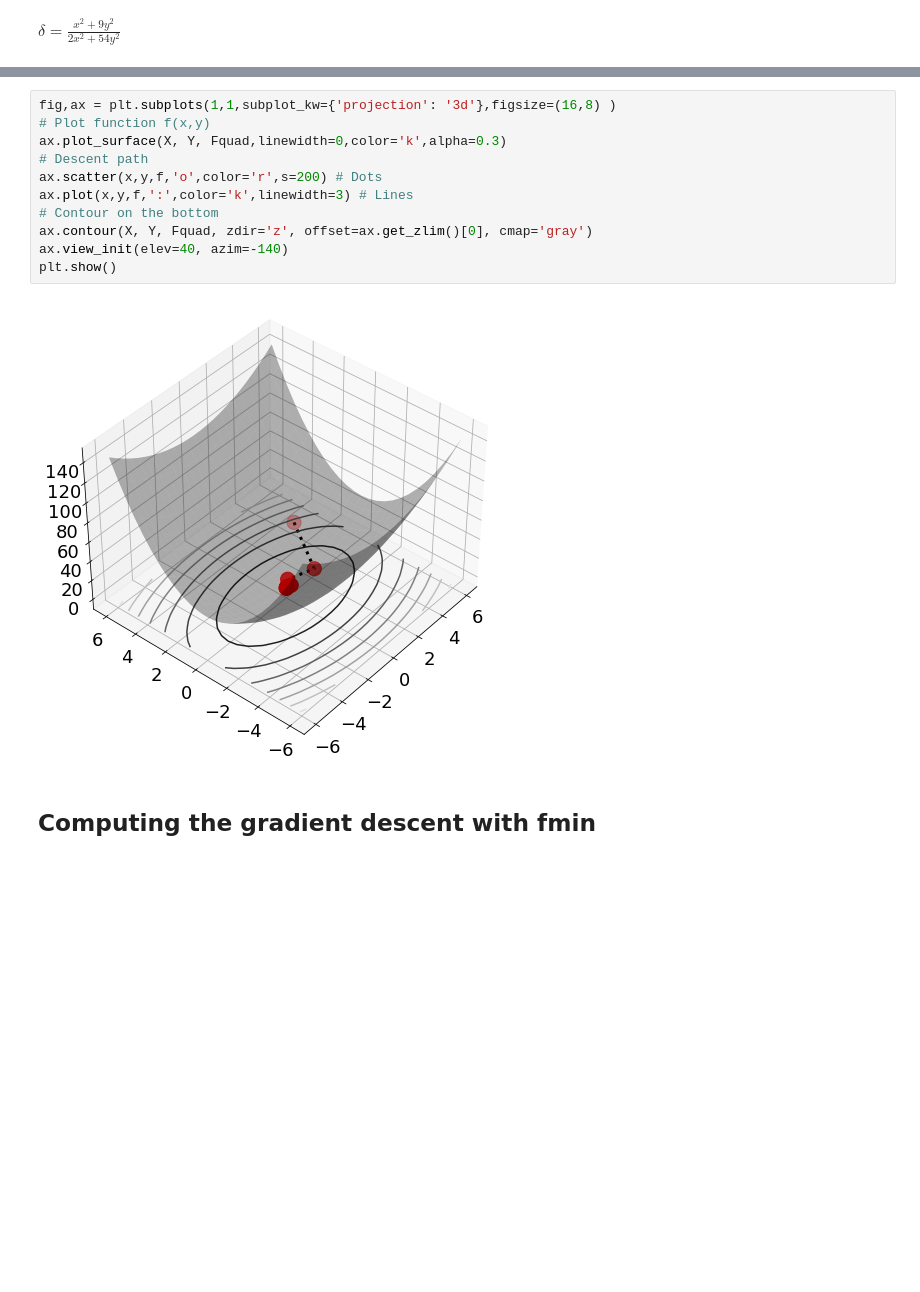
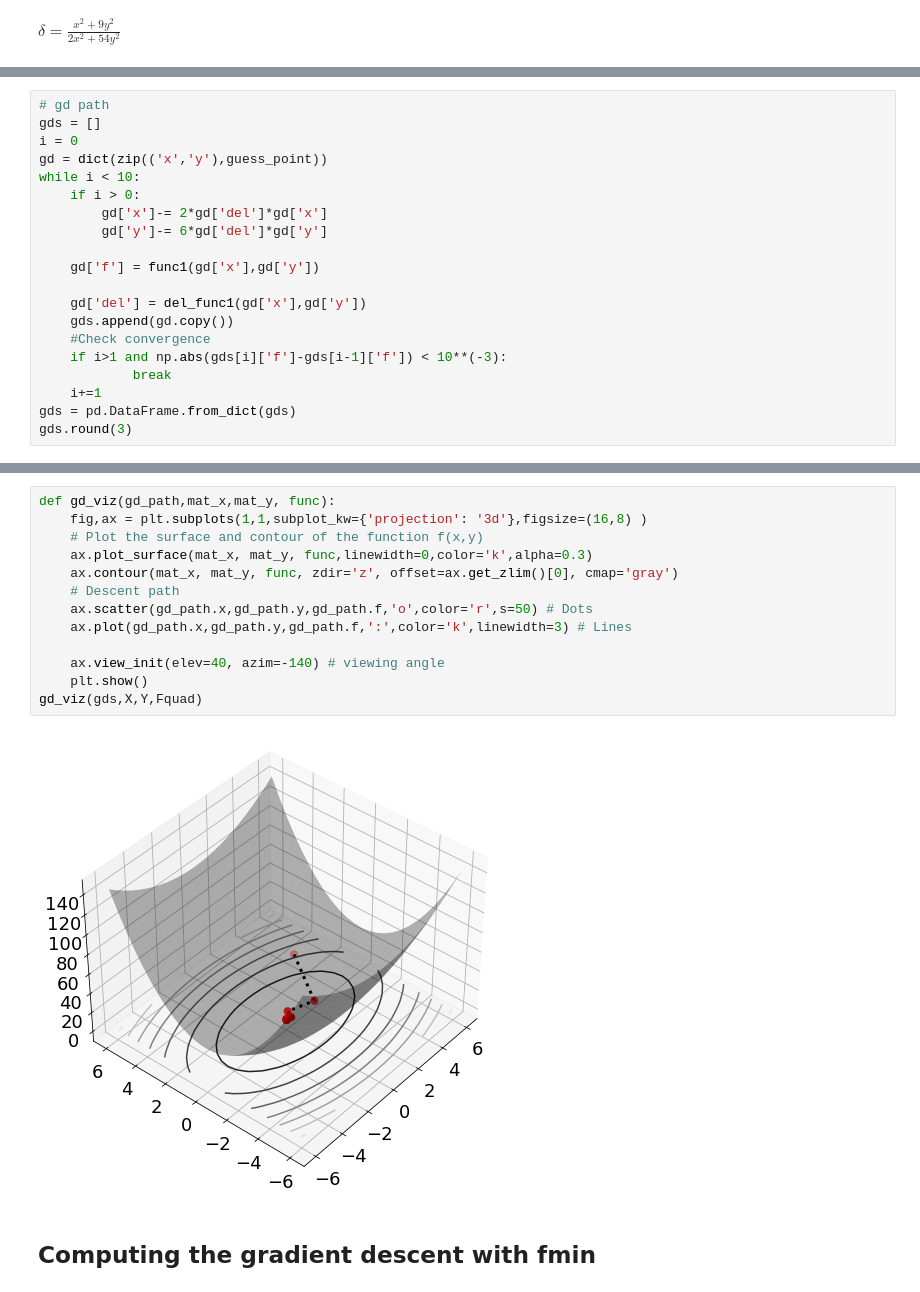
Before and after one commit to duonghung86/Pattern_recognition, a Jupyter notebook: Data_Driven_Science&Engineering/CH04/4_2_Gradient Descent.ipynb, the cells around one changed output, grey strips where cells are left out. Drawn from its saved outputs; the diff is of its cells as text; blank space fills up the shorter version.

```diff
--- a/Data_Driven_Science&Engineering/CH04/4_2_Gradient Descent.ipynb
+++ b/Data_Driven_Science&Engineering/CH04/4_2_Gradient Descent.ipynb
@@ -48,0 +38,20 @@ for j in range(len(x)-1):
+# %%
+# gd path
+gds = []
+i = 0
+gd = dict(zip(('x','y'),guess_point))
+while i < 10:
+    if i > 0:
+        gd['x']-= 2*gd['del']*gd['x']
+        gd['y']-= 6*gd['del']*gd['y']
+
+    gd['f'] = func1(gd['x'],gd['y'])
+
+    gd['del'] = del_func1(gd['x'],gd['y'])
+    gds.append(gd.copy())
+    #Check convergence
+    if i>1 and np.abs(gds[i]['f']-gds[i-1]['f']) < 10**(-3):
+            break
+    i+=1
+gds = pd.DataFrame.from_dict(gds)
+gds.round(3)
@@ -49,15 +68,17 @@ for j in range(len(x)-1):
 # %%
-fig,ax = plt.subplots(1,1,subplot_kw={'projection': '3d'},figsize=(16,8) )
-# Plot function f(x,y)
-ax.plot_surface(X, Y, Fquad,linewidth=0,color='k',alpha=0.3)
-# Descent path
-ax.scatter(x,y,f,'o',color='r',s=200) # Dots
-ax.plot(x,y,f,':',color='k',linewidth=3) # Lines
-# Contour on the bottom
-ax.contour(X, Y, Fquad, zdir='z', offset=ax.get_zlim()[0], cmap='gray')
-ax.view_init(elev=40, azim=-140)
-plt.show()
+def gd_viz(gd_path,mat_x,mat_y, func):
+    fig,ax = plt.subplots(1,1,subplot_kw={'projection': '3d'},figsize=(16,8) )
+    # Plot the surface and contour of the function f(x,y)
+    ax.plot_surface(mat_x, mat_y, func,linewidth=0,color='k',alpha=0.3)
+    ax.contour(mat_x, mat_y, func, zdir='z', offset=ax.get_zlim()[0], cmap='gray')
+    # Descent path
+    ax.scatter(gd_path.x,gd_path.y,gd_path.f,'o',color='r',s=50) # Dots
+    ax.plot(gd_path.x,gd_path.y,gd_path.f,':',color='k',linewidth=3) # Lines
+
+    ax.view_init(elev=40, azim=-140) # viewing angle
+    plt.show()
+gd_viz(gds,X,Y,Fquad)
 # %% [output]
-[figure, old version]
+[figure, new version]
 # %% [markdown]
 ## Computing the gradient descent with fmin
```
Also changed, not shown: parts of 12 cells of this notebook, 15 other files.
